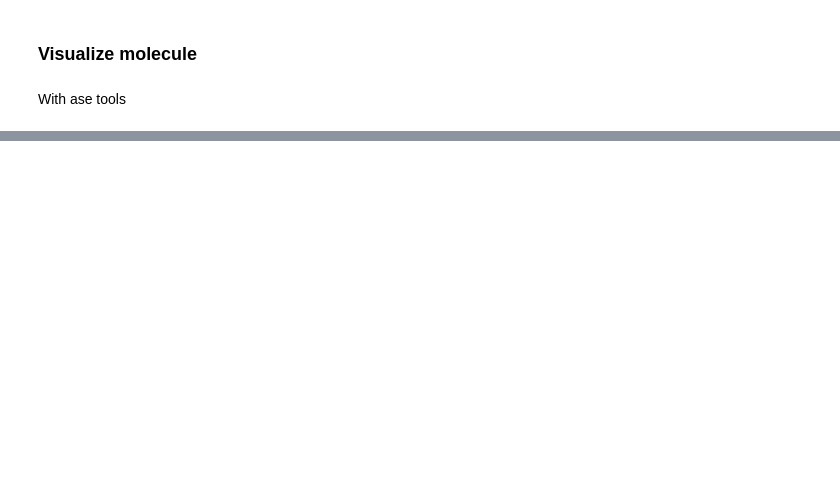
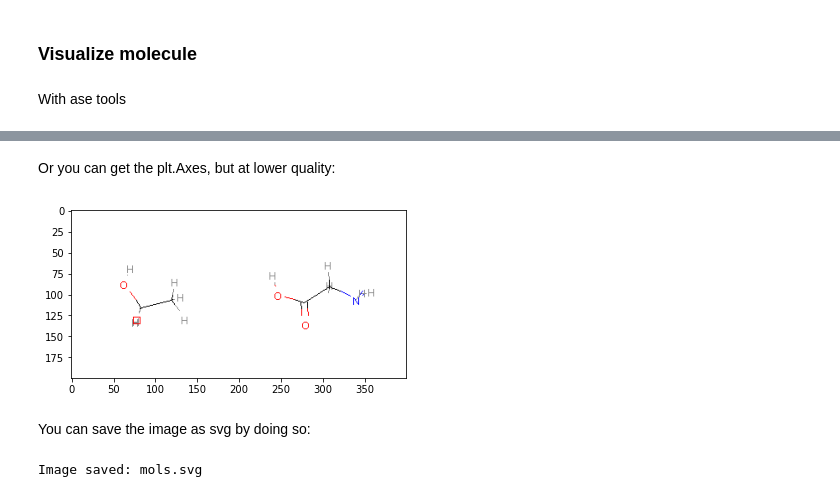
Before and after one commit to patrickmelix/PLAMS, a Jupyter notebook: examples/MoleculeTools/molecule_tools.ipynb, the cells around one changed output, grey strips where cells are left out. Saved outputs shown, nothing was run; the diff lists cells and outputs as text; code cells hidden in the pictures; blank space fills up the shorter version.

```diff
--- a/examples/MoleculeTools/molecule_tools.ipynb
+++ b/examples/MoleculeTools/molecule_tools.ipynb
@@ -78,0 +72,2 @@ rdkit_mol
+# %%
+molecules = [mol, plams.from_smiles("NC")]
@@ -78,0 +79,16 @@ rdkit_mol
+# %% [markdown]
+Or you can get the plt.Axes, but at lower quality:
+# %%
+import matplotlib.pyplot as plt
+plt.Axes
+fig,ax= plt.subplots()
+ax = plams.plot_grid_molecules(molecules, molsPerRow=2,ax=ax)
+fig.savefig("plot_grid_molecules.png")
+# %% [output]
+[figure, added]
+# %% [markdown]
+You can save the image as svg by doing so:
+# %%
+img = plams.plot_grid_molecules(molecules, molsPerRow=2,save_svg_path="mols.svg")
+# %% [output]
+Image saved: mols.svg
```
Also changed, not shown: parts of 12 cells of this notebook.
